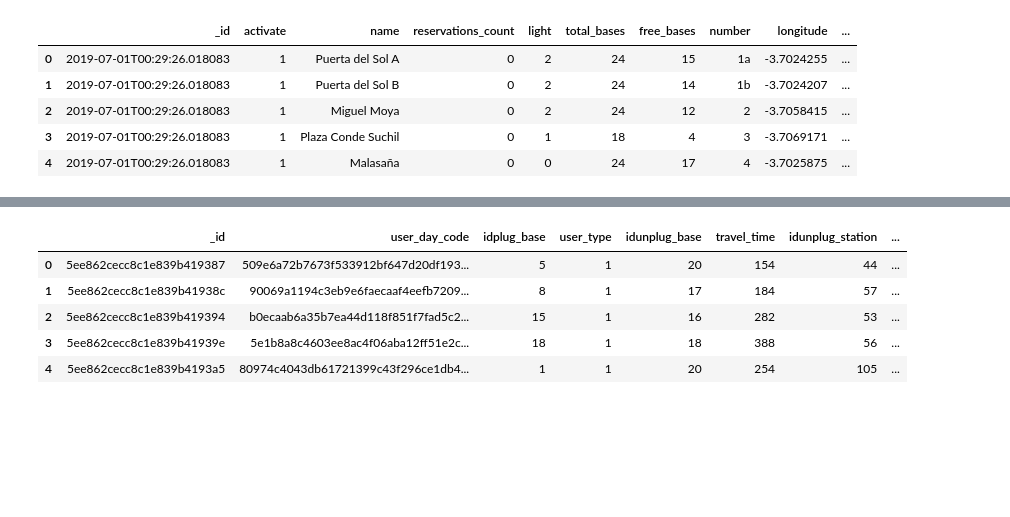
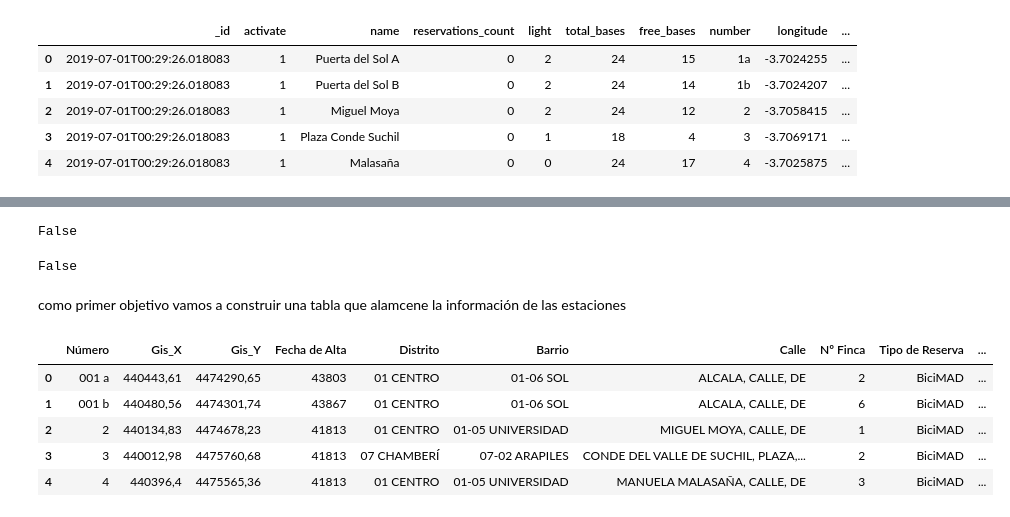
Before and after one commit to AaronNebreda/biciMAD_analysis, a Jupyter notebook: src/Untitled.ipynb, the cells around one changed output, grey strips where cells are left out. Drawn from its saved outputs; the diff is of its cells as text; code cells hidden in the pictures; blank space fills up the shorter version.

```diff
--- a/src/Untitled.ipynb
+++ b/src/Untitled.ipynb
@@ -4,0 +7,3 @@ from funciones import *
+# %%
+pd.set_option('display.max_columns', None)   # mostrar todas las columnas del df
+pd.set_option('display.max_rows', None)   # mostrar todas las filas del df
@@ -28,0 +125,8 @@ itiner =  agrupa_data(dir, conjunto_itinerarios)
+# %%
+estatic.isnull().values.any()
+# %% [output]
+False
+# %%
+itiner.isnull().values.any()
+# %% [output]
+False
@@ -29,9 +139,11 @@ itiner =  agrupa_data(dir, conjunto_itinerarios)
+# %% [markdown]
+como primer objetivo vamos a construir una tabla que alamcene la información de las estaciones
 # %%
-itiner.head()
+estaciones.head()
 # %% [output]
-|  | _id | user_day_code | idplug_base | user_type | idunplug_base | travel_time | idunplug_station | ... |
-| 0 | 5ee862cecc8c1e839b419387 | 509e6a72b7673f533912bf647d20df193... | 5 | 1 | 20 | 154 | 44 | ... |
-| 1 | 5ee862cecc8c1e839b41938c | 90069a1194c3eb9e6faecaaf4eefb7209... | 8 | 1 | 17 | 184 | 57 | ... |
-| 2 | 5ee862cecc8c1e839b419394 | b0ecaab6a35b7ea44d118f851f7fad5c2... | 15 | 1 | 16 | 282 | 53 | ... |
-| 3 | 5ee862cecc8c1e839b41939e | 5e1b8a8c4603ee8ac4f06aba12ff51e2c... | 18 | 1 | 18 | 388 | 56 | ... |
-| 4 | 5ee862cecc8c1e839b4193a5 | 80974c4043db61721399c43f296ce1db4... | 1 | 1 | 20 | 254 | 105 | ... |
+|  | Número | Gis_X | Gis_Y | Fecha de Alta | Distrito | Barrio | Calle | Nº Finca | Tipo de Reserva | ... |
+| 0 | 001 a | 440443,61 | 4474290,65 | 43803 | 01 CENTRO | 01-06 SOL | ALCALA, CALLE, DE | 2 | BiciMAD | ... |
+| 1 | 001 b | 440480,56 | 4474301,74 | 43867 | 01 CENTRO | 01-06 SOL | ALCALA, CALLE, DE | 6 | BiciMAD | ... |
+| 2 | 2 | 440134,83 | 4474678,23 | 41813 | 01 CENTRO | 01-05 UNIVERSIDAD | MIGUEL MOYA, CALLE, DE | 1 | BiciMAD | ... |
+| 3 | 3 | 440012,98 | 4475760,68 | 41813 | 07 CHAMBERÍ | 07-02 ARAPILES | CONDE DEL VALLE DE SUCHIL, PLAZA,... | 2 | BiciMAD | ... |
+| 4 | 4 | 440396,4 | 4475565,36 | 41813 | 01 CENTRO | 01-05 UNIVERSIDAD | MANUELA MALASAÑA, CALLE, DE | 3 | BiciMAD | ... |
```
Also changed, not shown: parts of 47 cells of this notebook, 2 other files.
